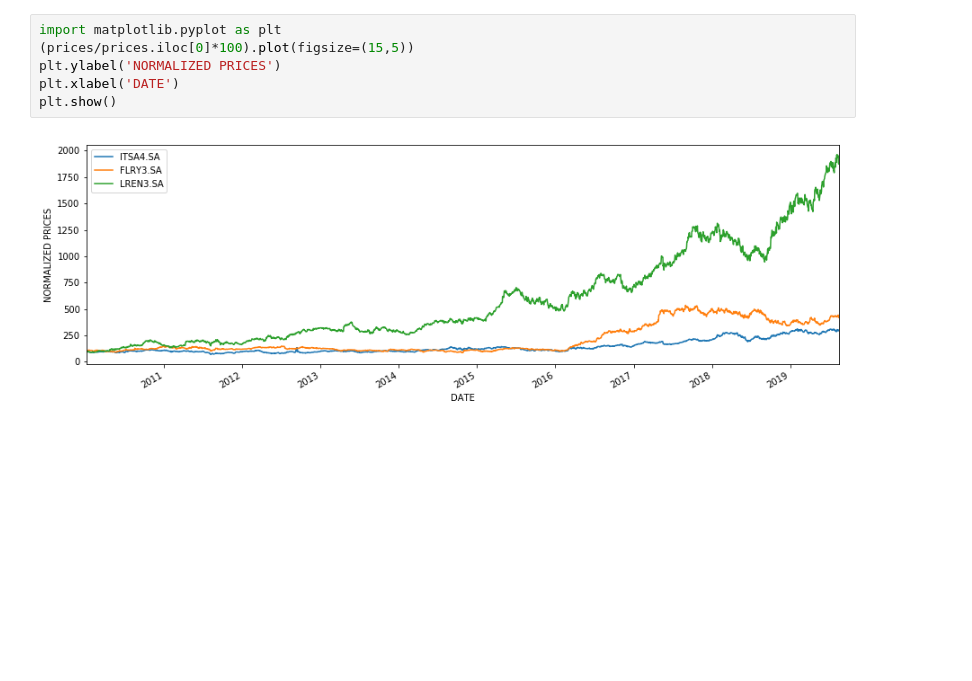
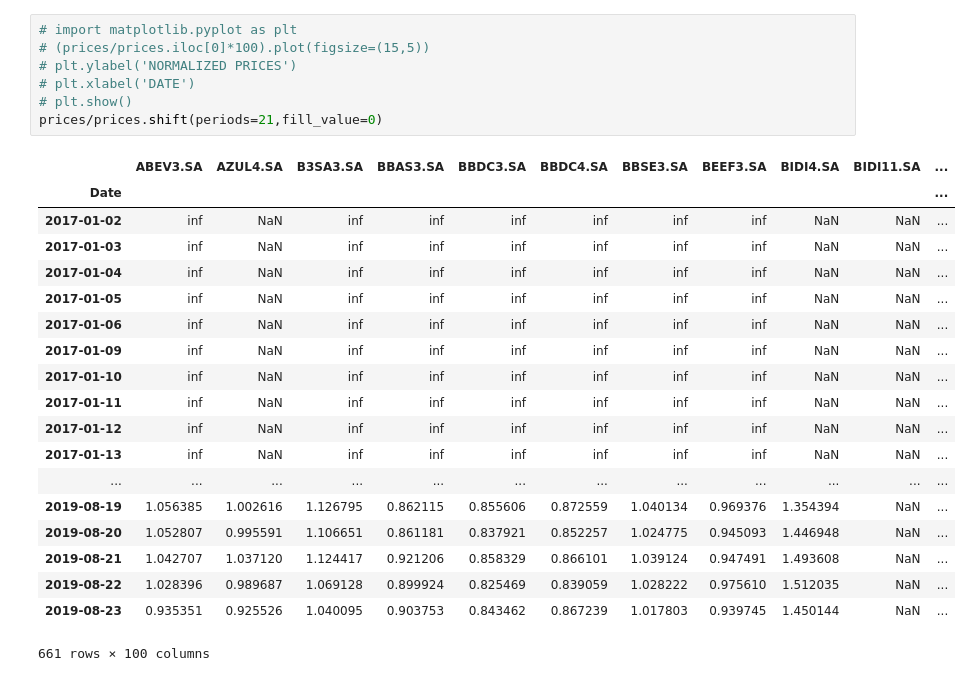
Before and after one commit to mauricionoris/ohlc, a Jupyter notebook: reading.ipynb, the cells around one changed output. Drawn from its saved outputs; the diff is of its cells as text; blank space fills up the shorter version.

```diff
--- a/reading.ipynb
+++ b/reading.ipynb
@@ -12,11 +51,30 @@ for t in tickers:
 # %%
-import matplotlib.pyplot as plt
-(prices/prices.iloc[0]*100).plot(figsize=(15,5))
-plt.ylabel('NORMALIZED PRICES')
-plt.xlabel('DATE')
-plt.show()
+# import matplotlib.pyplot as plt
+# (prices/prices.iloc[0]*100).plot(figsize=(15,5))
+# plt.ylabel('NORMALIZED PRICES')
+# plt.xlabel('DATE')
+# plt.show()
+prices/prices.shift(periods=21,fill_value=0)
 # %% [output]
-[figure, removed]
+|  | ABEV3.SA | AZUL4.SA | B3SA3.SA | BBAS3.SA | BBDC3.SA | BBDC4.SA | BBSE3.SA | BEEF3.SA | BIDI4.SA | BIDI11.SA | ... |
+| Date |  |  |  |  |  |  |  |  |  |  | ... |
+| 2017-01-02 | inf | NaN | inf | inf | inf | inf | inf | inf | NaN | NaN | ... |
+| 2017-01-03 | inf | NaN | inf | inf | inf | inf | inf | inf | NaN | NaN | ... |
+| 2017-01-04 | inf | NaN | inf | inf | inf | inf | inf | inf | NaN | NaN | ... |
+| 2017-01-05 | inf | NaN | inf | inf | inf | inf | inf | inf | NaN | NaN | ... |
+| 2017-01-06 | inf | NaN | inf | inf | inf | inf | inf | inf | NaN | NaN | ... |
+| 2017-01-09 | inf | NaN | inf | inf | inf | inf | inf | inf | NaN | NaN | ... |
+| 2017-01-10 | inf | NaN | inf | inf | inf | inf | inf | inf | NaN | NaN | ... |
+| 2017-01-11 | inf | NaN | inf | inf | inf | inf | inf | inf | NaN | NaN | ... |
+| 2017-01-12 | inf | NaN | inf | inf | inf | inf | inf | inf | NaN | NaN | ... |
+| 2017-01-13 | inf | NaN | inf | inf | inf | inf | inf | inf | NaN | NaN | ... |
+| ... | ... | ... | ... | ... | ... | ... | ... | ... | ... | ... | ... |
+| 2019-08-19 | 1.056385 | 1.002616 | 1.126795 | 0.862115 | 0.855606 | 0.872559 | 1.040134 | 0.969376 | 1.354394 | NaN | ... |
+| 2019-08-20 | 1.052807 | 0.995591 | 1.106651 | 0.861181 | 0.837921 | 0.852257 | 1.024775 | 0.945093 | 1.446948 | NaN | ... |
+| 2019-08-21 | 1.042707 | 1.037120 | 1.124417 | 0.921206 | 0.858329 | 0.866101 | 1.039124 | 0.947491 | 1.493608 | NaN | ... |
+| 2019-08-22 | 1.028396 | 0.989687 | 1.069128 | 0.899924 | 0.825469 | 0.839059 | 1.028222 | 0.975610 | 1.512035 | NaN | ... |
+| 2019-08-23 | 0.935351 | 0.925526 | 1.040095 | 0.903753 | 0.843462 | 0.867239 | 1.017803 | 0.939745 | 1.450144 | NaN | ... |
+661 rows × 100 columns
 # %%
 log_returns=np.log(prices/prices.shift(1))
 log_returns.plot(figsize=(15,5))
```
Also changed, not shown: parts of 22 cells of this notebook, 3 other files.
